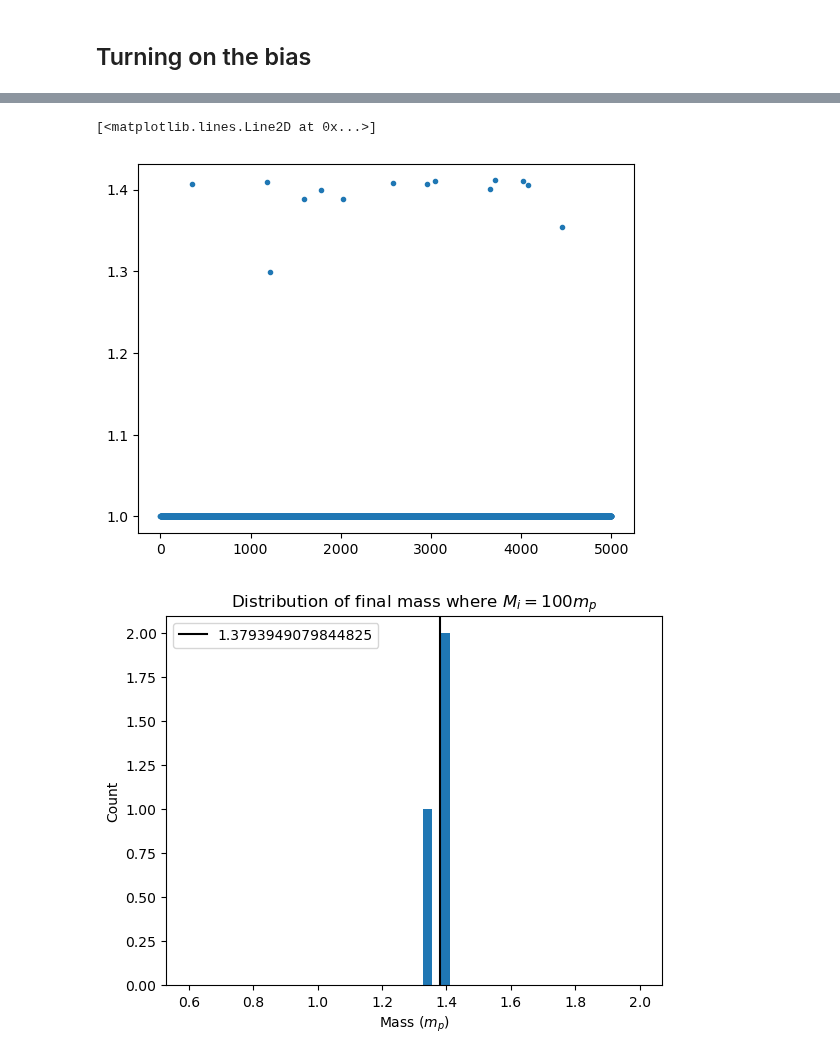
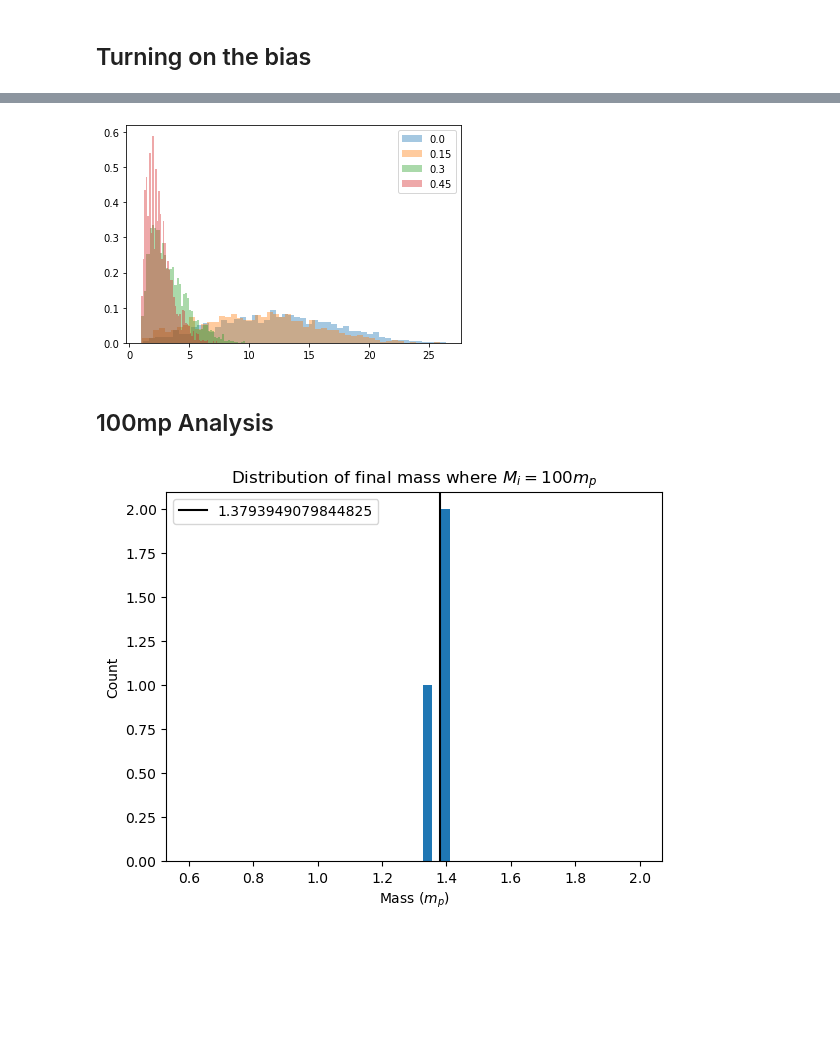
Before and after one commit to qtaylorphys/BH_Extremal, a Jupyter notebook: Analysis.ipynb, the cells around one changed output, grey strips where cells are left out. Saved outputs shown, nothing was run; the diff lists cells and outputs as text; code cells hidden in the pictures; blank space fills up the shorter version.

Commit message:
Added in new bias data and started analysis

```diff
--- a/Analysis.ipynb
+++ b/Analysis.ipynb
@@ -88,8 +32,21 @@ plt.show()
-# %%
-plt.plot(c9, '.')
-# %% [output]
-[<matplotlib.lines.Line2D at 0x...>]
-[figure, removed]
+# %%
+bias = np.array((0,1,10,15,20,25,30,35,40,45,50))
+b_array = np.empty((2000,len(bias)))
+a1 = np.empty((2000,len(bias)))
+
+for i, val in enumerate(bias):
+    x = np.loadtxt(f"/home/qtaylor/BH_extremal/Outputs/bias{val}_M_100.txt", delimiter = ',')
+    #a1[:,i] = np.where(np.abs(x[:,4]) == 1)
+    b_array[:,i] = x[:,2]
+# %%
+for i, val in enumerate(bias[::3]):
+    plt.hist(b_array[b_array[:,i] > 1,i], bins = 50, density = True, alpha = 0.4, label = val/100)
+plt.legend()
+plt.show()
+# %% [output]
+[figure, added]
+# %% [markdown]
+## 100mp Analysis
 # %%
 mass100 = np.loadtxt("/home/qtaylor/BH_extremal/Outputs/100BH.txt", delimiter = ',')
 f100 = mass100[:,2]
```
Also changed, not shown: parts of 3 cells of this notebook.
